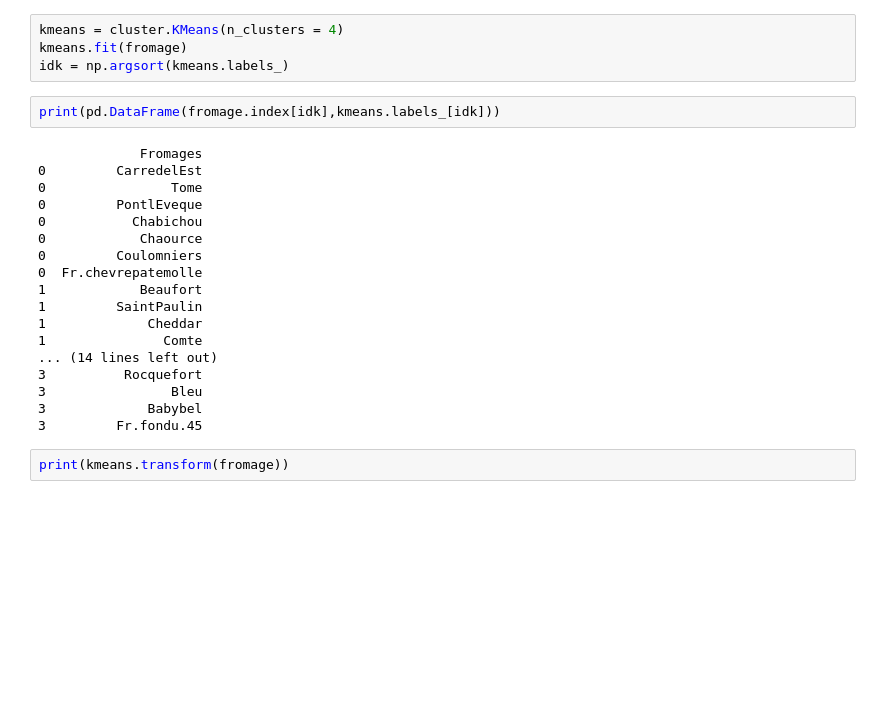
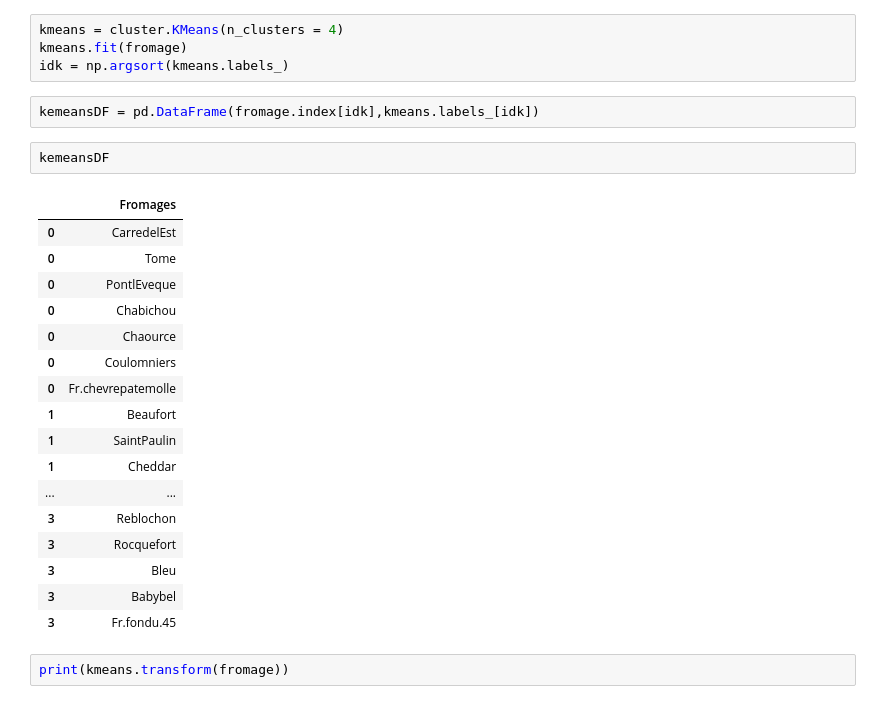
Before and after one commit to GL4-2021-2022/DM-TP4, a Jupyter notebook: main.ipynb, the cells around one changed output. Saved outputs shown, nothing was run; the diff lists cells and outputs as text; blank space fills up the shorter version.

```diff
--- a/main.ipynb
+++ b/main.ipynb
@@ -81,25 +84,27 @@ kmeans = cluster.KMeans(n_clusters = 4)
 kmeans.fit(fromage)
 idk = np.argsort(kmeans.labels_)
 # %%
-print(pd.DataFrame(fromage.index[idk],kmeans.labels_[idk]))
+kemeansDF = pd.DataFrame(fromage.index[idk],kmeans.labels_[idk])
-# %% [output]
-             Fromages
-0         CarredelEst
-0                Tome
-0         PontlEveque
-0           Chabichou
-0            Chaource
-0         Coulomniers
-0  Fr.chevrepatemolle
-1            Beaufort
-1         SaintPaulin
-1             Cheddar
-1               Comte
-... (14 lines left out)
-3          Rocquefort
-3                Bleu
-3             Babybel
-3         Fr.fondu.45
+# %%
+kemeansDF
+# %% [output]
+|  | Fromages |
+| 0 | CarredelEst |
+| 0 | Tome |
+| 0 | PontlEveque |
+| 0 | Chabichou |
+| 0 | Chaource |
+| 0 | Coulomniers |
+| 0 | Fr.chevrepatemolle |
+| 1 | Beaufort |
+| 1 | SaintPaulin |
+| 1 | Cheddar |
+| ... | ... |
+| 3 | Reblochon |
+| 3 | Rocquefort |
+| 3 | Bleu |
+| 3 | Babybel |
+| 3 | Fr.fondu.45 |
 # %%
 print(kmeans.transform(fromage))
 # %% [output]
```
Also changed, not shown: parts of 8 cells of this notebook, 2 other files.
